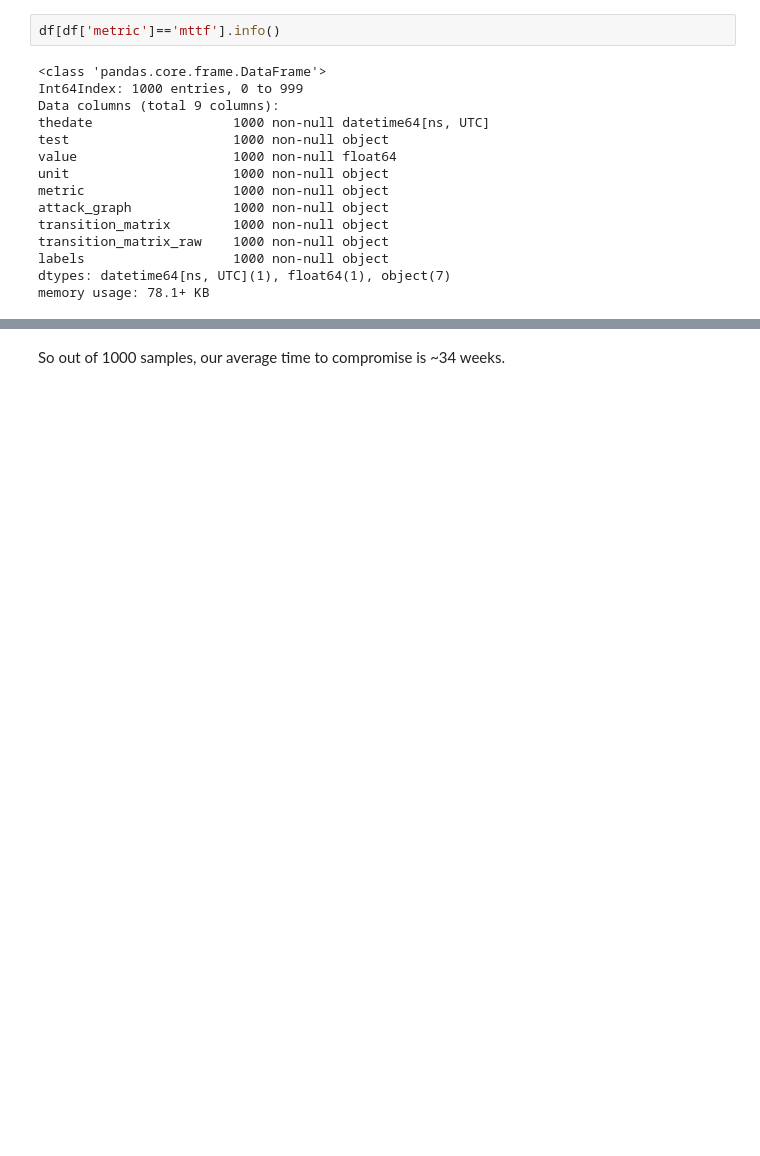
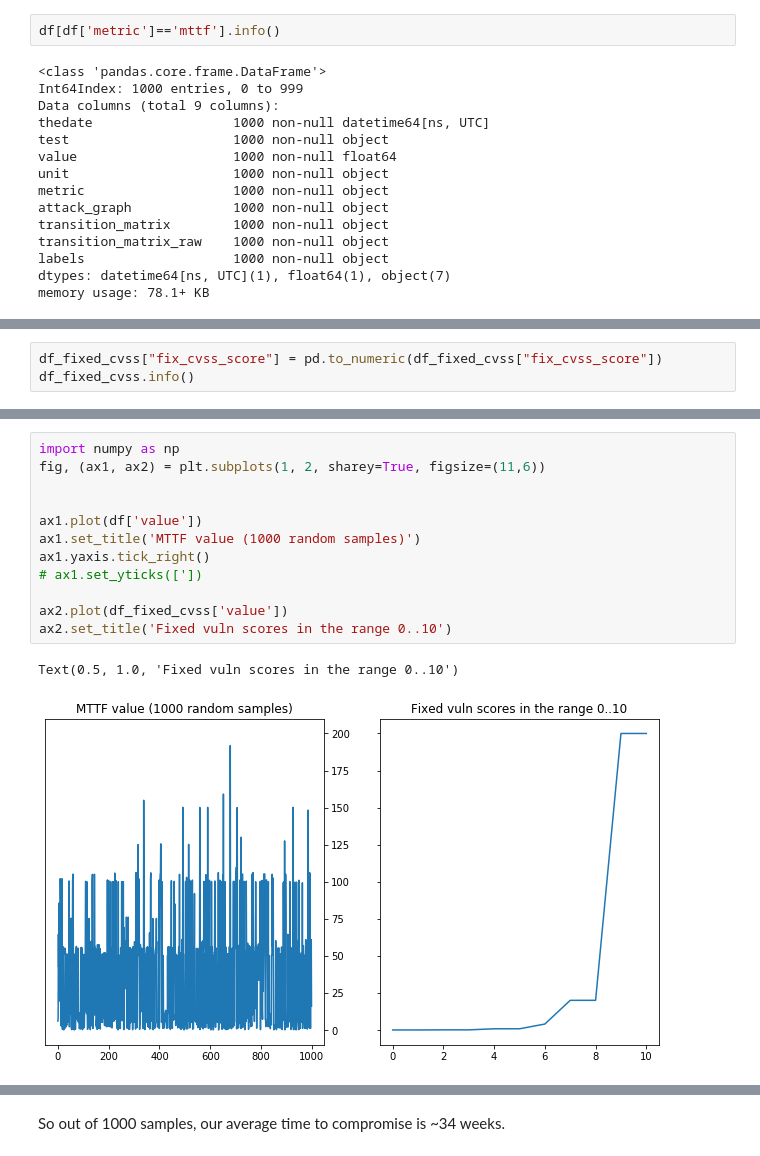
Before and after one commit to matt-smu/cat-dog, a Jupyter notebook: 040_graphml_test.ipynb, the cells around one changed output, grey strips where cells are left out. Saved outputs shown, nothing was run; the diff lists cells and outputs as text; blank space fills up the shorter version.

```diff
--- a/040_graphml_test.ipynb
+++ b/040_graphml_test.ipynb
@@ -163,0 +227,3 @@ df[df['metric']=='mttf'].describe()
+# %%
+df_fixed_cvss["fix_cvss_score"] = pd.to_numeric(df_fixed_cvss["fix_cvss_score"])
+df_fixed_cvss.info()
@@ -163,0 +246,15 @@ df[df['metric']=='mttf'].describe()
+# %%
+import numpy as np
+fig, (ax1, ax2) = plt.subplots(1, 2, sharey=True, figsize=(11,6))
+
+
+ax1.plot(df['value'])
+ax1.set_title('MTTF value (1000 random samples)')
+ax1.yaxis.tick_right()
+# ax1.set_yticks(['])
+
+ax2.plot(df_fixed_cvss['value'])
+ax2.set_title('Fixed vuln scores in the range 0..10')
+# %% [output]
+Text(0.5, 1.0, 'Fixed vuln scores in the range 0..10')
+[figure, added]
```
Also changed, not shown: parts of 13 cells of this notebook.
